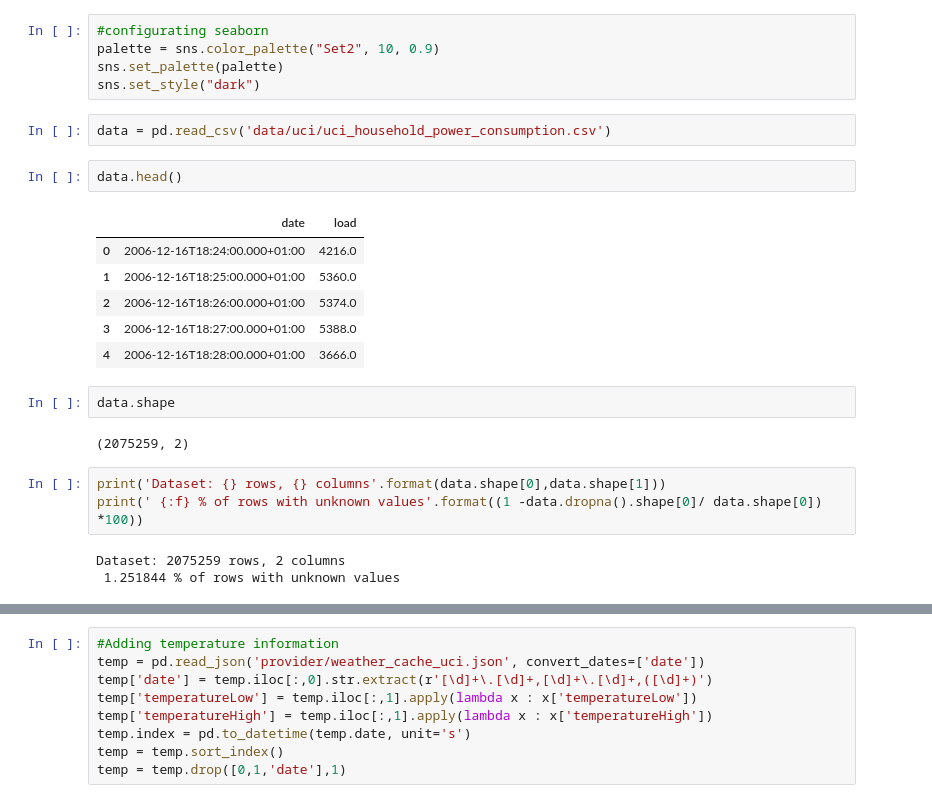
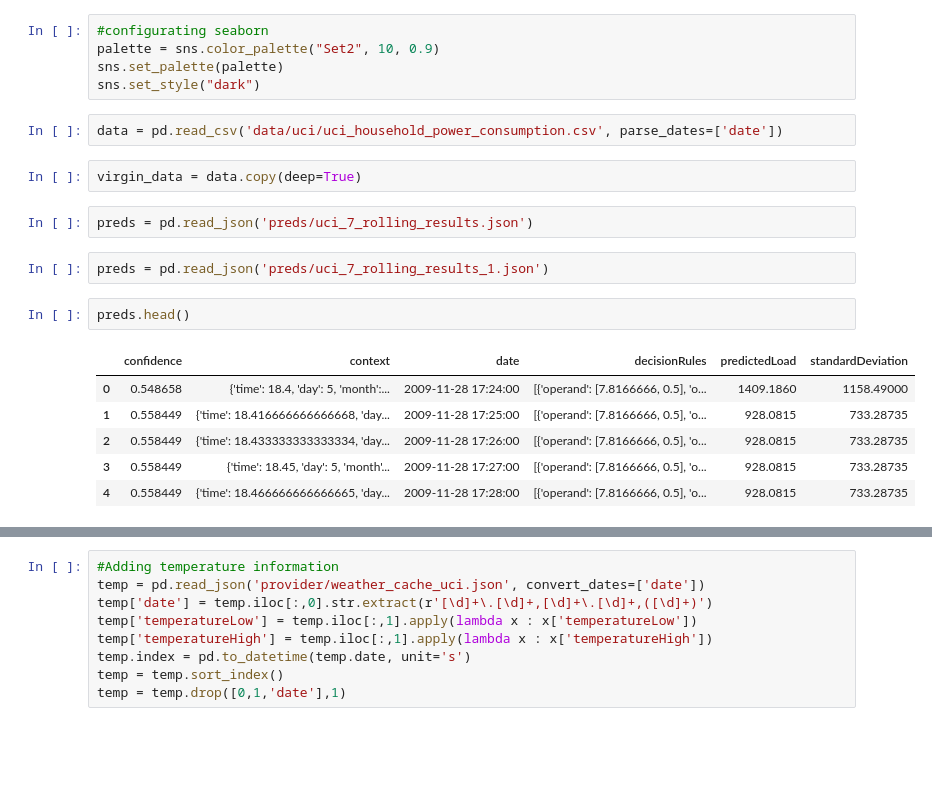
Before and after one commit to craft-ai/craft-ai-kit-energy, a Jupyter notebook: benchmark/uci_benchmark_prep.ipynb, the cells around one changed output, grey strips where cells are left out. Drawn from its saved outputs; the diff is of its cells as text; blank space fills up the shorter version.

```diff
--- a/benchmark/uci_benchmark_prep.ipynb
+++ b/benchmark/uci_benchmark_prep.ipynb
@@ -23,23 +28,19 @@ palette = sns.color_palette("Set2", 10, 0.9)
 sns.set_palette(palette)
 sns.set_style("dark")
 # %%
-data = pd.read_csv('data/uci/uci_household_power_consumption.csv')
+data = pd.read_csv('data/uci/uci_household_power_consumption.csv', parse_dates=['date'])
+# %%
+virgin_data = data.copy(deep=True)
+# %%
+preds = pd.read_json('preds/uci_7_rolling_results.json')
+# %%
+preds = pd.read_json('preds/uci_7_rolling_results_1.json')
 # %%
-data.head()
+preds.head()
 # %% [output]
-|  | date | load |
-| 0 | 2006-12-16T18:24:00.000+01:00 | 4216.0 |
-| 1 | 2006-12-16T18:25:00.000+01:00 | 5360.0 |
-| 2 | 2006-12-16T18:26:00.000+01:00 | 5374.0 |
-| 3 | 2006-12-16T18:27:00.000+01:00 | 5388.0 |
-| 4 | 2006-12-16T18:28:00.000+01:00 | 3666.0 |
+|  | confidence | context | date | decisionRules | predictedLoad | standardDeviation |
+| 0 | 0.548658 | {'time': 18.4, 'day': 5, 'month':... | 2009-11-28 17:24:00 | [{'operand': [7.8166666, 0.5], 'o... | 1409.1860 | 1158.49000 |
+| 1 | 0.558449 | {'time': 18.416666666666668, 'day... | 2009-11-28 17:25:00 | [{'operand': [7.8166666, 0.5], 'o... | 928.0815 | 733.28735 |
+| 2 | 0.558449 | {'time': 18.433333333333334, 'day... | 2009-11-28 17:26:00 | [{'operand': [7.8166666, 0.5], 'o... | 928.0815 | 733.28735 |
+| 3 | 0.558449 | {'time': 18.45, 'day': 5, 'month'... | 2009-11-28 17:27:00 | [{'operand': [7.8166666, 0.5], 'o... | 928.0815 | 733.28735 |
+| 4 | 0.558449 | {'time': 18.466666666666665, 'day... | 2009-11-28 17:28:00 | [{'operand': [7.8166666, 0.5], 'o... | 928.0815 | 733.28735 |
-# %%
-data.shape
-# %% [output]
-(2075259, 2)
-# %%
-print('Dataset: {} rows, {} columns'.format(data.shape[0],data.shape[1]))
-print(' {:f} % of rows with unknown values'.format((1 -data.dropna().shape[0]/ data.shape[0]) *100))
-# %% [output]
-Dataset: 2075259 rows, 2 columns
- 1.251844 % of rows with unknown values
```
Also changed, not shown: parts of 83 cells of this notebook, 1 other file.
